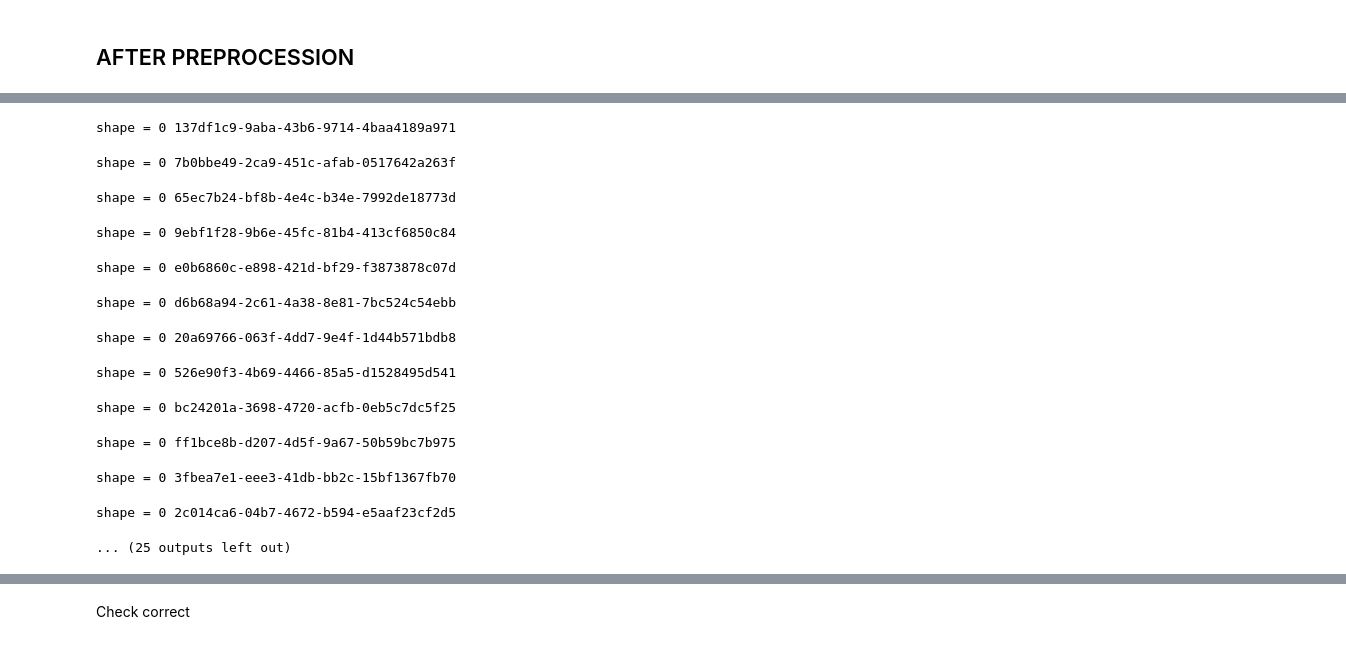
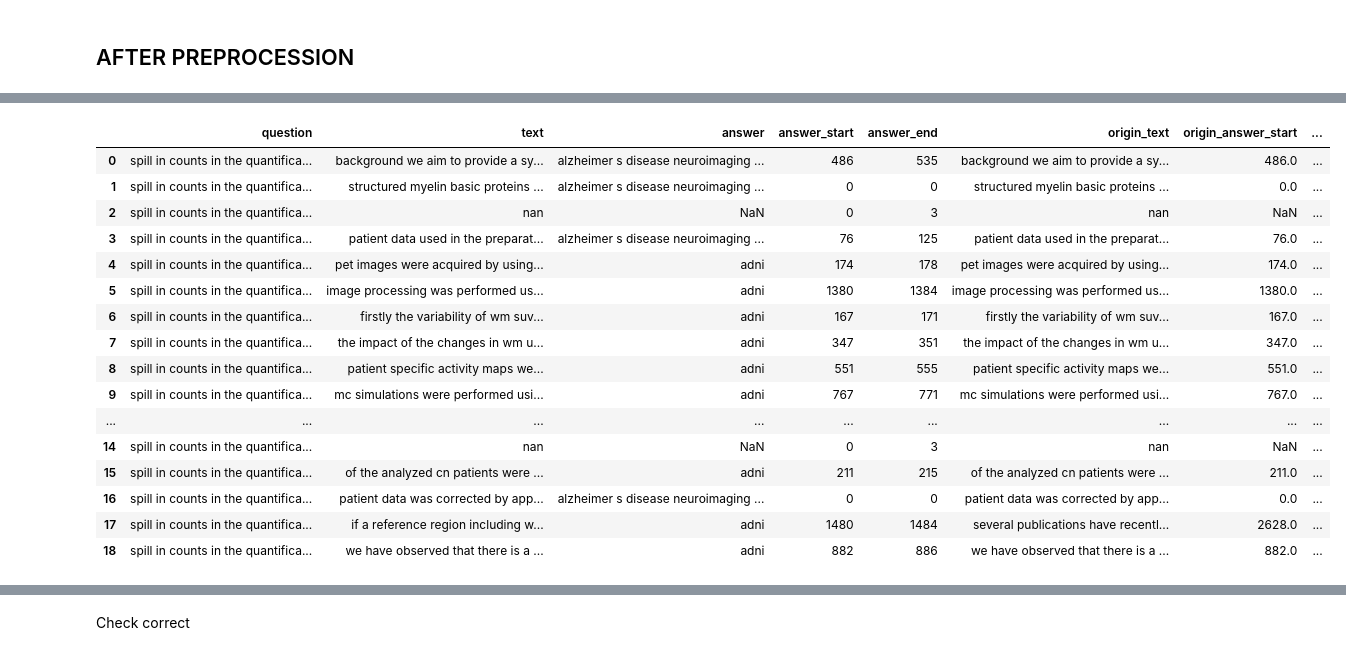
Before and after one commit to beifa/Coleridge_Initiative, a Jupyter notebook: notebook/preprocessing_data.ipynb, the cells around one changed output, grey strips where cells are left out. Cells and saved outputs as stored; diff of their text form; code cells hidden in the pictures.

```diff
--- a/notebook/preprocessing_data.ipynb
+++ b/notebook/preprocessing_data.ipynb
@@ -552,17 +515,22 @@ shape = 0 3fbea7e1-eee3-41db-bb2c-15bf1367fb70
 # %%
-DEBUG=None
-main()
+DEBUG='Fix'
+a = main()
+a
 # %% [output]
-shape = 0 137df1c9-9aba-43b6-9714-4baa4189a971
-shape = 0 7b0bbe49-2ca9-451c-afab-0517642a263f
-shape = 0 65ec7b24-bf8b-4e4c-b34e-7992de18773d
-shape = 0 9ebf1f28-9b6e-45fc-81b4-413cf6850c84
-shape = 0 e0b6860c-e898-421d-bf29-f3873878c07d
-shape = 0 d6b68a94-2c61-4a38-8e81-7bc524c54ebb
-shape = 0 20a69766-063f-4dd7-9e4f-1d44b571bdb8
-shape = 0 526e90f3-4b69-4466-85a5-d1528495d541
-shape = 0 bc24201a-3698-4720-acfb-0eb5c7dc5f25
-shape = 0 ff1bce8b-d207-4d5f-9a67-50b59bc7b975
-shape = 0 3fbea7e1-eee3-41db-bb2c-15bf1367fb70
-shape = 0 2c014ca6-04b7-4672-b594-e5aaf23cf2d5
-... (25 outputs left out)
+|  | question | text | answer | answer_start | answer_end | origin_text | origin_answer_start | ... |
+| 0 | spill in counts in the quantifica... | background we aim to provide a sy... | alzheimer s disease neuroimaging ... | 486 | 535 | background we aim to provide a sy... | 486.0 | ... |
+| 1 | spill in counts in the quantifica... | structured myelin basic proteins ... | alzheimer s disease neuroimaging ... | 0 | 0 | structured myelin basic proteins ... | 0.0 | ... |
+| 2 | spill in counts in the quantifica... | nan | NaN | 0 | 3 | nan | NaN | ... |
+| 3 | spill in counts in the quantifica... | patient data used in the preparat... | alzheimer s disease neuroimaging ... | 76 | 125 | patient data used in the preparat... | 76.0 | ... |
+| 4 | spill in counts in the quantifica... | pet images were acquired by using... | adni | 174 | 178 | pet images were acquired by using... | 174.0 | ... |
+| 5 | spill in counts in the quantifica... | image processing was performed us... | adni | 1380 | 1384 | image processing was performed us... | 1380.0 | ... |
+| 6 | spill in counts in the quantifica... | firstly the variability of wm suv... | adni | 167 | 171 | firstly the variability of wm suv... | 167.0 | ... |
+| 7 | spill in counts in the quantifica... | the impact of the changes in wm u... | adni | 347 | 351 | the impact of the changes in wm u... | 347.0 | ... |
+| 8 | spill in counts in the quantifica... | patient specific activity maps we... | adni | 551 | 555 | patient specific activity maps we... | 551.0 | ... |
+| 9 | spill in counts in the quantifica... | mc simulations were performed usi... | adni | 767 | 771 | mc simulations were performed usi... | 767.0 | ... |
+| ... | ... | ... | ... | ... | ... | ... | ... | ... |
+| 14 | spill in counts in the quantifica... | nan | NaN | 0 | 3 | nan | NaN | ... |
+| 15 | spill in counts in the quantifica... | of the analyzed cn patients were ... | adni | 211 | 215 | of the analyzed cn patients were ... | 211.0 | ... |
+| 16 | spill in counts in the quantifica... | patient data was corrected by app... | alzheimer s disease neuroimaging ... | 0 | 0 | patient data was corrected by app... | 0.0 | ... |
+| 17 | spill in counts in the quantifica... | if a reference region including w... | adni | 1480 | 1484 | several publications have recentl... | 2628.0 | ... |
+| 18 | spill in counts in the quantifica... | we have observed that there is a ... | adni | 882 | 886 | we have observed that there is a ... | 882.0 | ... |
```
Also changed, not shown: parts of 12 cells of this notebook.
